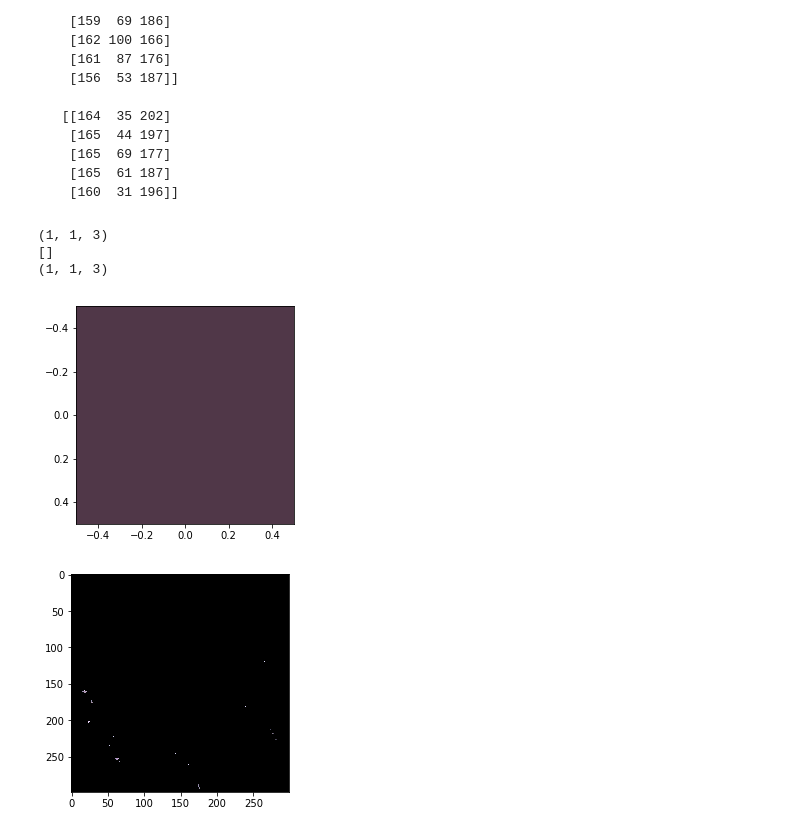
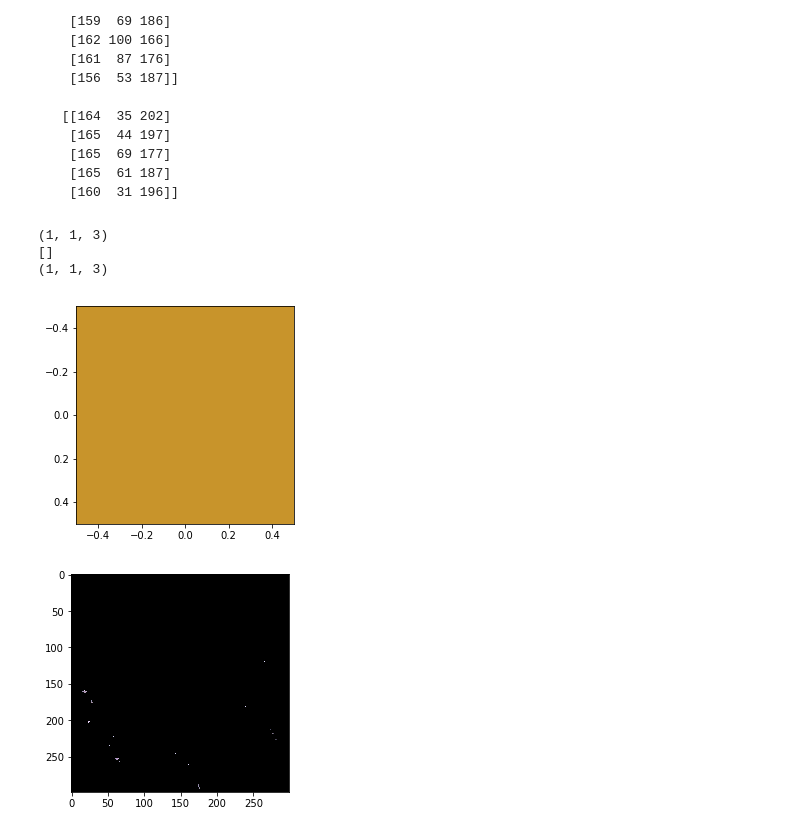
Before and after one commit to NP-008/AFB-detector, a Jupyter notebook: color quantization-HSV.ipynb, the cells around one changed output. Saved outputs shown, nothing was run; the diff lists cells and outputs as text; code cells hidden in the pictures.

```diff
--- a/color quantization-HSV.ipynb
+++ b/color quantization-HSV.ipynb
@@ -94,17 +106,17 @@ print(img1)
 # %%
 #range = [115,30,80] to [185,255,255]
 a = np.zeros((1,1,3),np.uint8)
 print(a.shape)
 print(a[0:0])
-a[0,0] = [160,80,80]
+a[0,0] = [200,200,200]
 print(a.shape)
 ttt = cv2.cvtColor(a,cv2.COLOR_HSV2BGR)
 show_img(ttt)
 # %% [output]
 (1, 1, 3)
 []
 (1, 1, 3)
-[figure, old version]
+[figure, new version]
 # %%
 #white_img[mask] = 255
 #show_img2(white_img)
```
Also changed, not shown: parts of 20 cells of this notebook, 4 other files.
